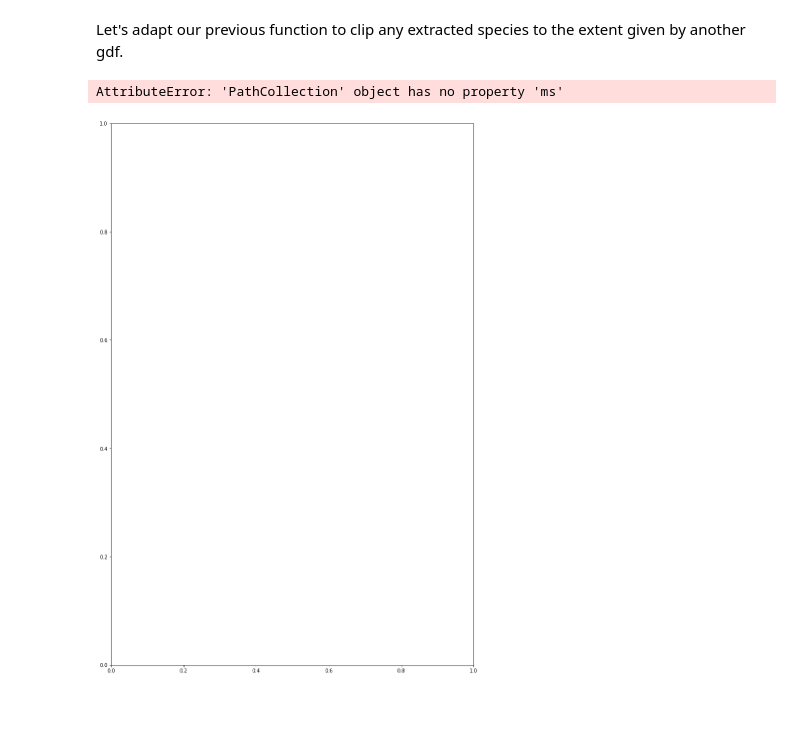
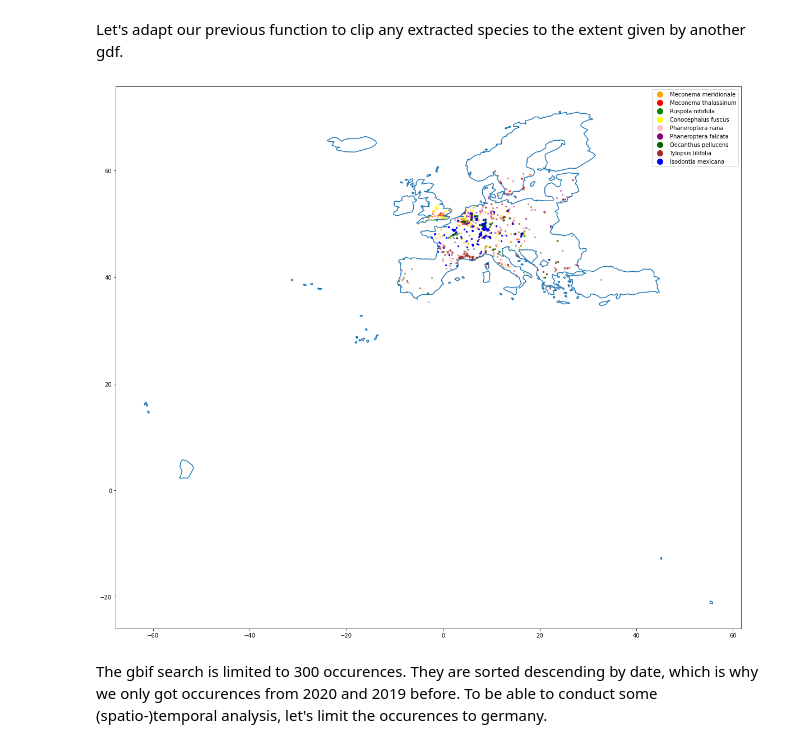
Before and after one commit to han16nah/final_project-han16nah, a Jupyter notebook: gbif_analysis.ipynb, the cells around one changed output. Saved outputs shown, nothing was run; the diff lists cells and outputs as text; code cells hidden in the pictures; blank space fills up the shorter version.

```diff
--- a/gbif_analysis.ipynb
+++ b/gbif_analysis.ipynb
@@ -176,25 +182,31 @@ def occs_to_gdf_clip(species_dict, clip_gdf):
 # %%
 colors=['orange', 'red', 'green', 'yellow', 'pink', 'purple', 'darkgreen', 'brown', 'blue']
 fig, ax = plt.subplots(figsize=((20,20)))
 species_list = [ 'Meconema meridionale',
                 'Meconema thalassinum',
                 'Ruspola nitidula',
                 'Conocephalus fuscus',
                 'Phaneroptera nana',
                 'Phaneroptera falcata',
                 'Oecanthus pellucens',
                 'Tylopsis lilifolia',
                 'Isodontia mexicana']
+all_gdfs = []
 for i, species in enumerate(species_list):
     occs_dict = download_occs(species)
+    alpha = 0.4
     if occs_dict['results'] != []: # avoid error in case of empty result
         gdf = occs_to_gdf_clip(occs_dict, gdf_europe)
-        gdf.plot(ax=ax, c=colors[i], ms=0.5)
+        all_gdfs.append(gdf)
+        if i == len(species_list)-1:
+            alpha=1.0
+        gdf.plot(ax=ax, c=colors[i], markersize=5, alpha=alpha)
 handles = [ plt.plot([],[], marker="o", ms=10, ls="", mec=None, color=colors[i],
             label="{:s}".format(species_list[i]) )[0]  for i in range(len(species_list)) ]
 gdf_europe.geometry.boundary.plot(ax=ax)
 ax.legend(handles=handles)
 plt.show()
 # %% [output]
-AttributeError: 'PathCollection' object has no property 'ms'
-[figure, old version]
+[figure, new version]
+# %% [markdown]
+The gbif search is limited to 300 occurences. They are sorted descending by date, which is why we only got occurences from 2020 and 2019 before. To be able to conduct some (spatio-)temporal analysis, let's limit the occurences to germany.
```
Also changed, not shown: parts of 5 cells of this notebook.
